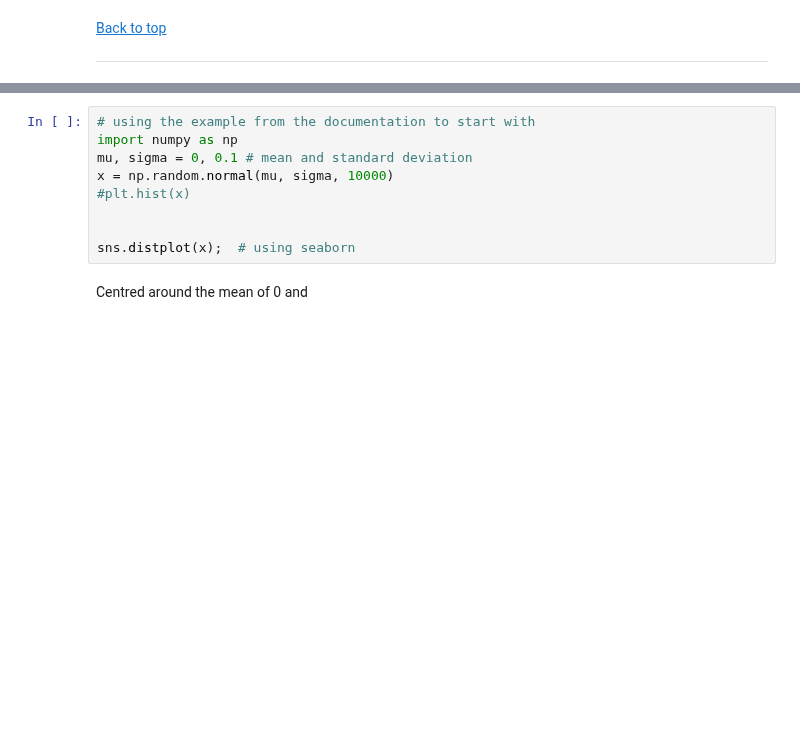
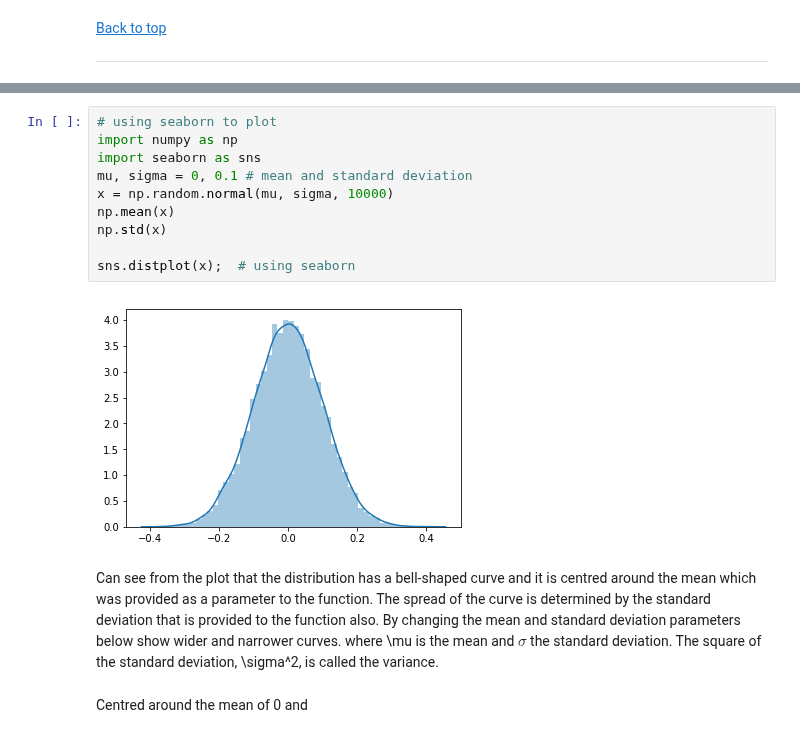
Before and after one commit to angela1C/Programming-for-Data-Analysis-numpy.random-project-2019, a Jupyter notebook: NumpyRandom.ipynb, the cells around one changed output, grey strips where cells are left out. Saved outputs shown, nothing was run; the diff lists cells and outputs as text; blank space fills up the shorter version.

```diff
--- a/NumpyRandom.ipynb
+++ b/NumpyRandom.ipynb
@@ -1199,12 +1235,19 @@ A normal distribution has a bell-shaped density curve described by its mean μ a
 # %%
-# using the example from the documentation to start with
+# using seaborn to plot
 import numpy as np
+import seaborn as sns
 mu, sigma = 0, 0.1 # mean and standard deviation
 x = np.random.normal(mu, sigma, 10000)
-#plt.hist(x)
-
+np.mean(x)
+np.std(x)
 
 sns.distplot(x);  # using seaborn
+# %% [output]
+[figure, added]
+# %% [markdown]
+Can see from the plot that the distribution has a bell-shaped curve and it is centred around the mean which was provided as a parameter to the function. The spread of the curve is determined by the standard deviation that is provided to the function also.
+By changing the mean and standard deviation parameters below show wider and narrower curves.
+where \mu is the mean and $\sigma$ the standard deviation. The square of the standard deviation, \sigma^2, is called the variance.
 # %% [markdown]
 Centred around the mean of 0 and
 # %%
```
Also changed, not shown: parts of 28 cells of this notebook.
